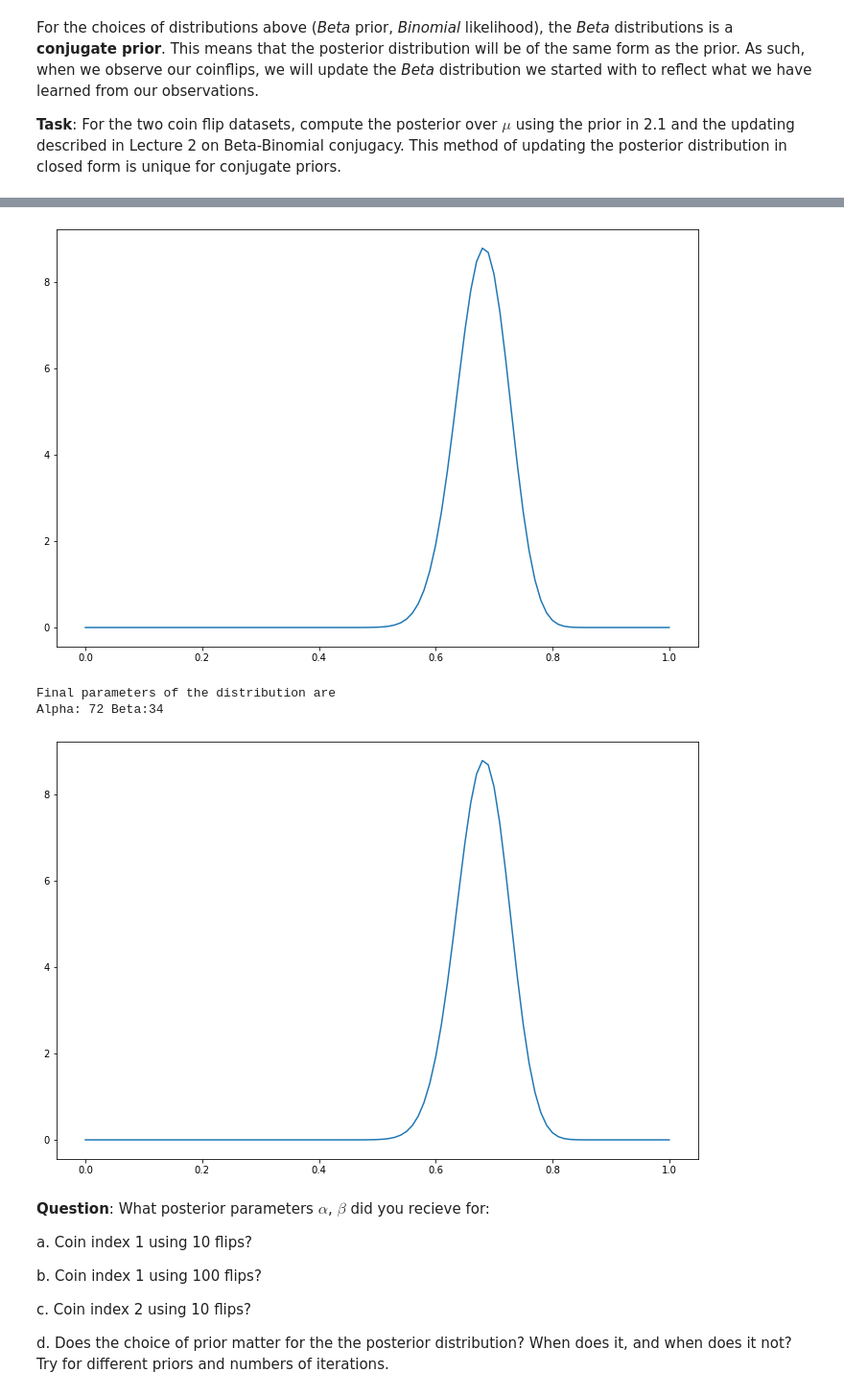
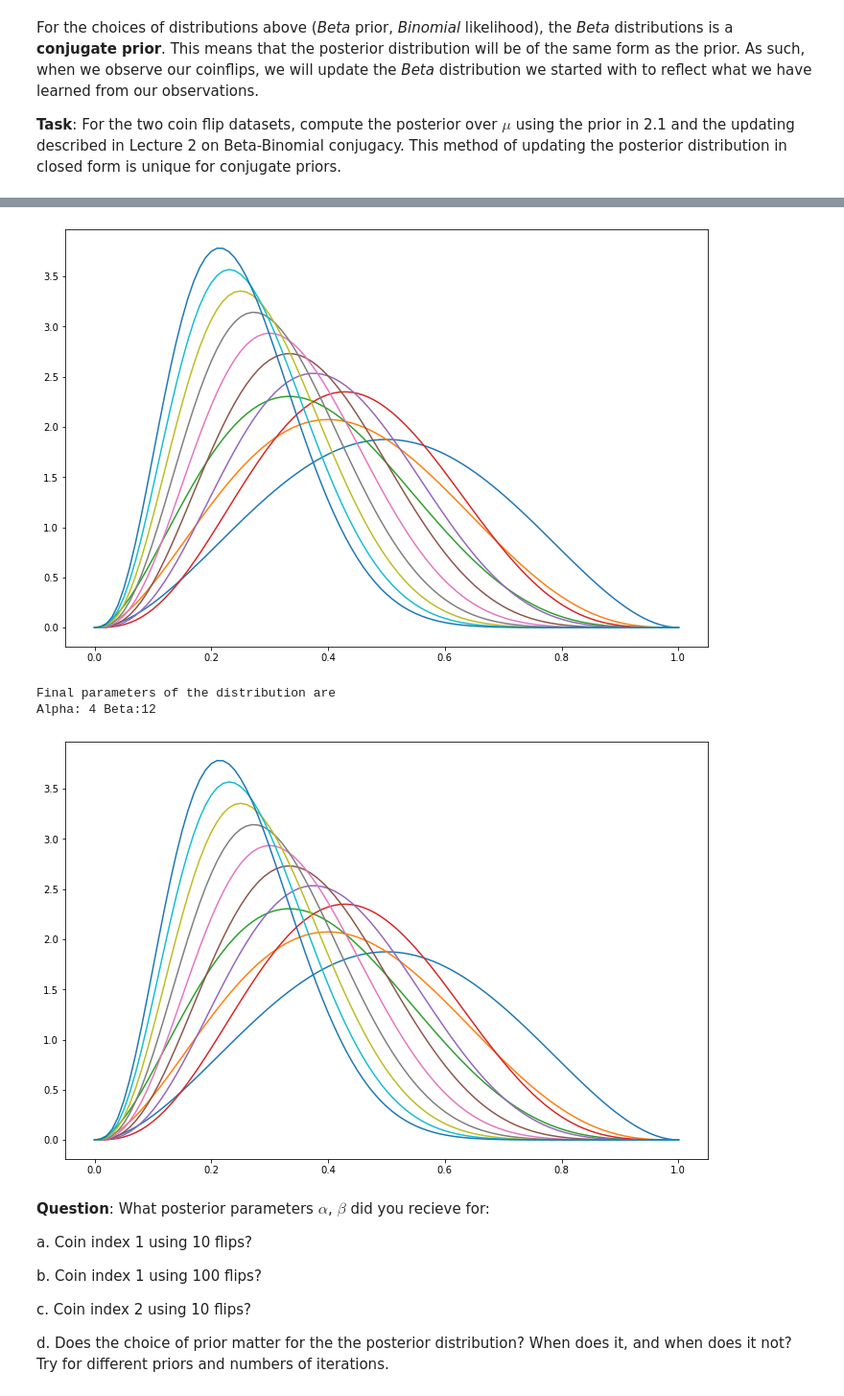
Before and after one commit to filipkalkan/EDAN95, a Jupyter notebook: lab_2/applied_ml_assignment_2.ipynb, the cells around one changed output, grey strips where cells are left out. Shown at 96% size. Drawn from its saved outputs; the diff is of its cells as text; code cells hidden in the pictures.

```diff
--- a/lab_2/applied_ml_assignment_2.ipynb
+++ b/lab_2/applied_ml_assignment_2.ipynb
@@ -416,7 +413,7 @@ import time
 import pylab as pl
 from IPython import display
 
-n_iterations = 100
+n_iterations = 10
 prior_alpha, prior_beta = 3, 3
 x = np.linspace(0, 1, 101)
 plt.figure(figsize=(12, 8))
@@ -429,37 +426,37 @@ display.display(pl.gcf())
 
 posterior_alpha, posterior_beta = prior_alpha, prior_beta
 
 coin_flips_np = coin_flips.to_numpy()
 for i in range(n_iterations):
     flip = coin_flips_np[i]
 
     # EXPECTED SPACE FOR STUDENT CODE - START
 
     if(flip == 1):
         posterior_alpha += 1
     else:
         posterior_beta += 1
 
     posterior = beta(posterior_alpha, posterior_beta)
 
     # EXPECTED SPACE FOR STUDENT CODE - END
 
     # clear the plot at regular intervals - comment out if no clearing
     if i % 20 == 19:
         pl.clf()
 
     # get the values of the posterior
     y = posterior.pdf(x)
     pl.plot(x, y)
     display.clear_output(wait=True)
     display.display(pl.gcf())
 
 print('Final parameters of the distribution are\nAlpha: {} Beta:{}'.format(posterior_alpha, posterior_beta))
 # %% [output]
-[figure, old version]
+[figure, new version]
 Final parameters of the distribution are
-Alpha: 72 Beta:34
+Alpha: 4 Beta:12
-[figure, old version]
+[figure, new version]
 # %% [markdown]
 **Question**:
 What posterior parameters $\alpha$, $\beta$ did you recieve for:
```
Also changed, not shown: parts of 7 cells of this notebook, 1 other file.
